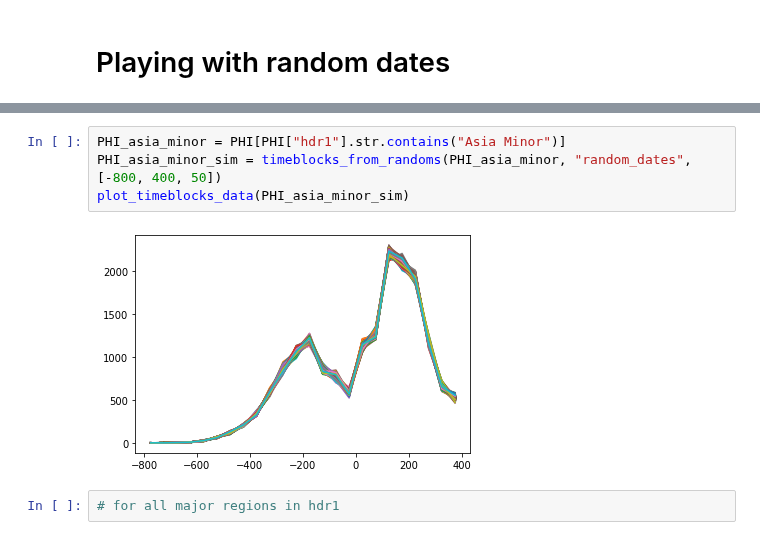
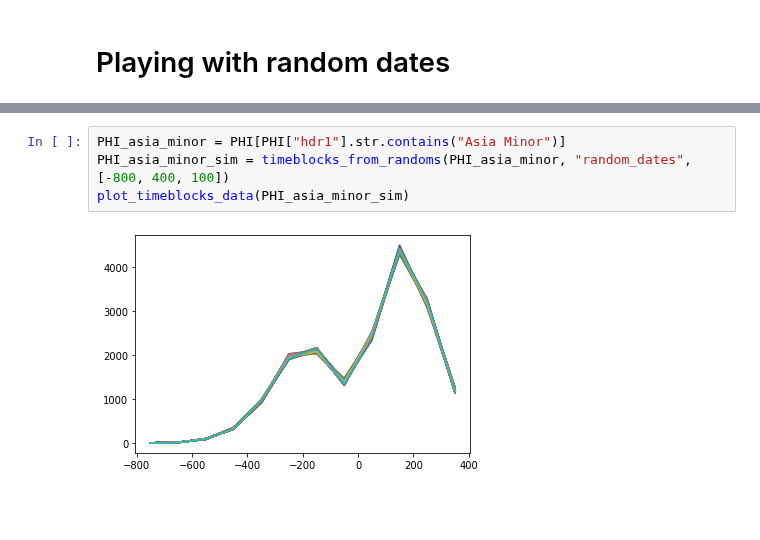
Before and after one commit to sdam-au/GI_ETL, a Jupyter notebook: scripts/1_4_MODELLING_DATES.ipynb, the cells around one changed output, grey strips where cells are left out. Saved outputs shown, nothing was run; the diff lists cells and outputs as text; blank space fills up the shorter version.

Commit message:
comparison with average dates + overview tables

```diff
--- a/scripts/1_4_MODELLING_DATES.ipynb
+++ b/scripts/1_4_MODELLING_DATES.ipynb
@@ -164,8 +290,6 @@ plot_timeblocks_data(athens_sim)
 # %%
 PHI_asia_minor = PHI[PHI["hdr1"].str.contains("Asia Minor")]
-PHI_asia_minor_sim = timeblocks_from_randoms(PHI_asia_minor, "random_dates", [-800, 400, 50])
+PHI_asia_minor_sim = timeblocks_from_randoms(PHI_asia_minor, "random_dates", [-800, 400, 100])
 plot_timeblocks_data(PHI_asia_minor_sim)
 # %% [output]
-[figure, old version]
+[figure, new version]
-# %%
-# for all major regions in hdr1
```
Also changed, not shown: parts of 19 cells of this notebook.
